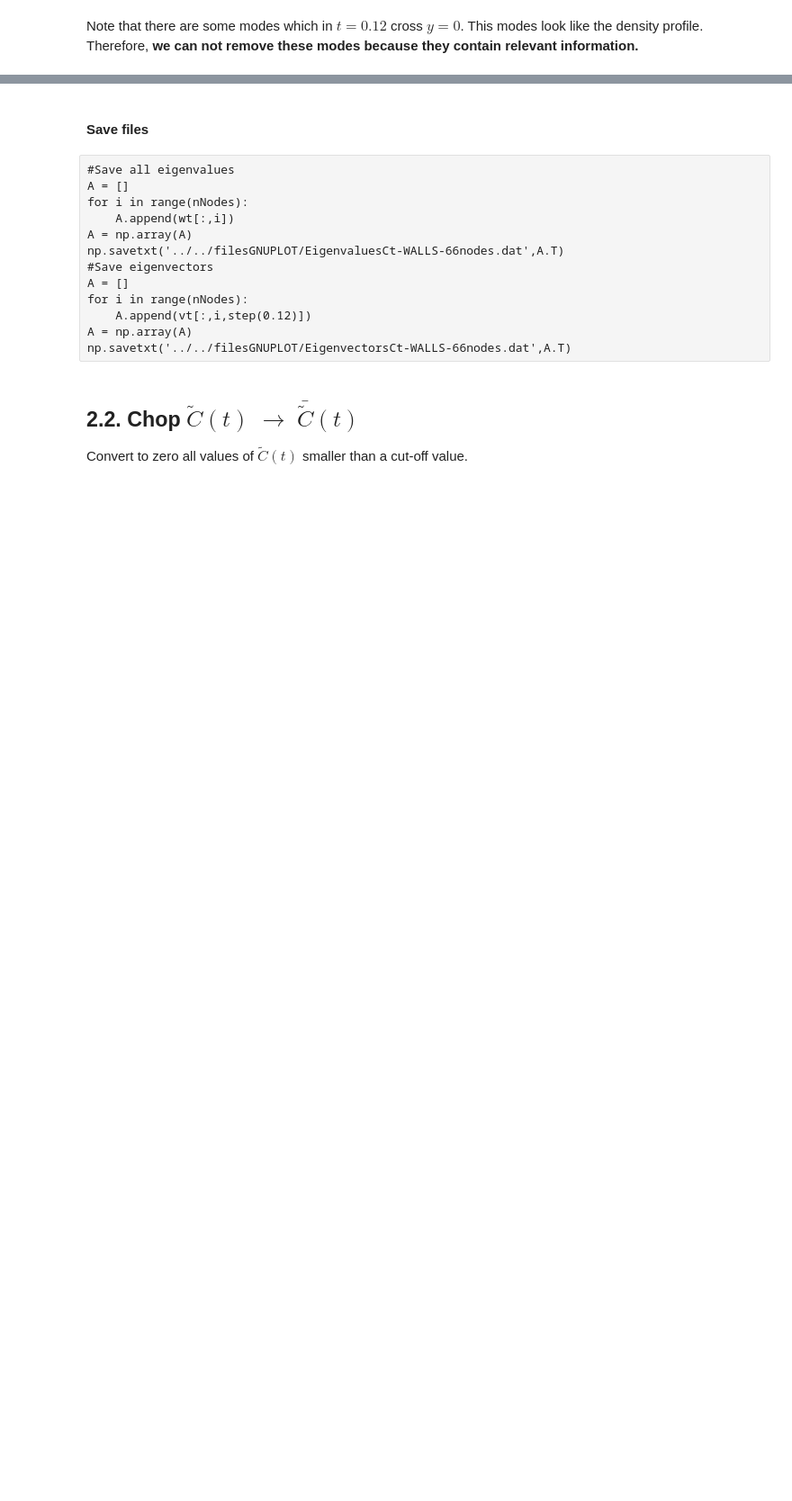
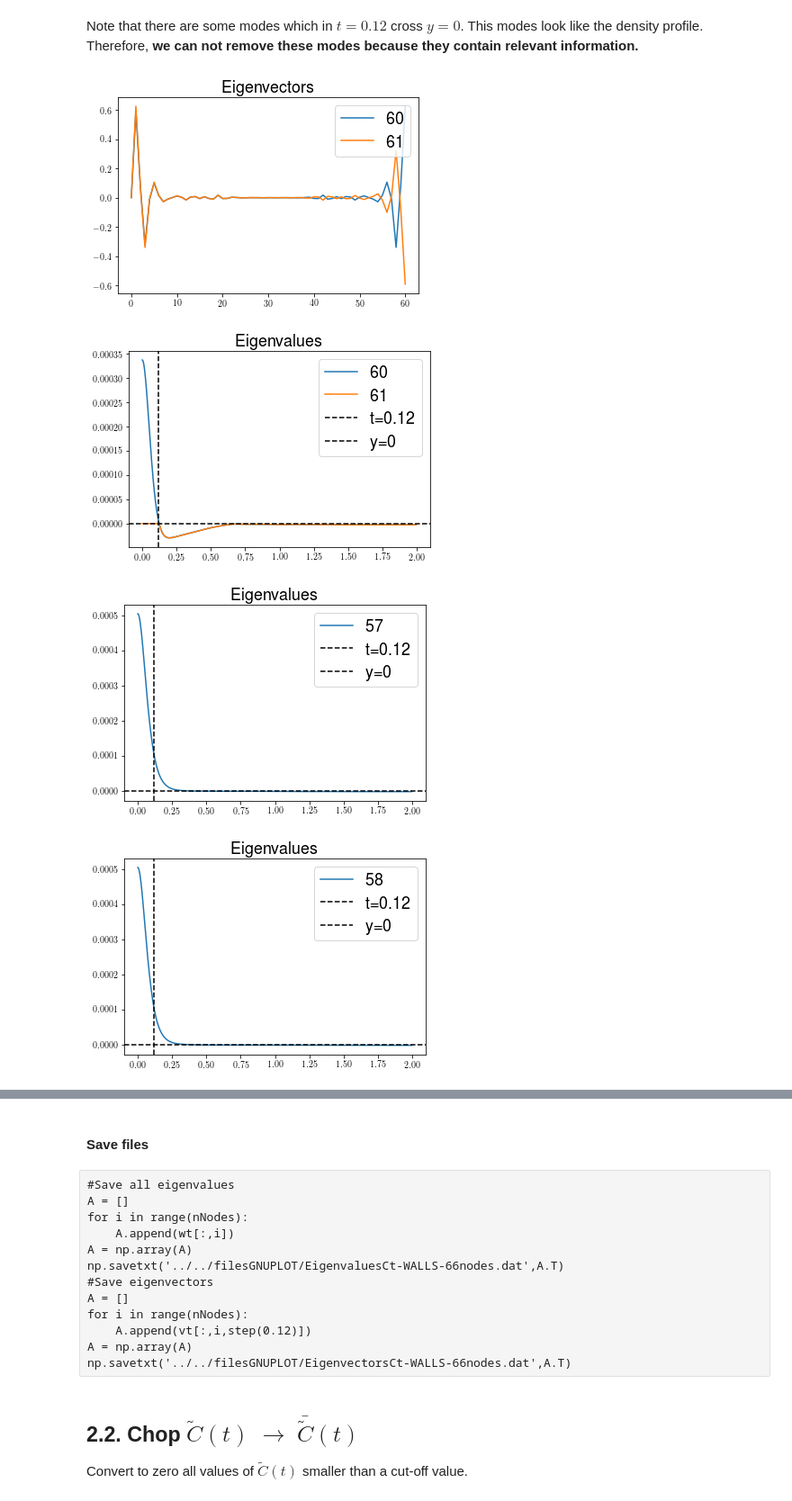
Before and after one commit to DiegoDZ/Thesis, a Jupyter notebook: notebooks/66nodes/WALLS/NanoHydro-WALLS-66nodes.ipynb, the cells around one changed output, grey strips where cells are left out. Shown at 90% size. Drawn from its saved outputs; the diff is of its cells as text; code cells hidden in the pictures; blank space fills up the shorter version.

```diff
--- a/notebooks/66nodes/WALLS/NanoHydro-WALLS-66nodes.ipynb
+++ b/notebooks/66nodes/WALLS/NanoHydro-WALLS-66nodes.ipynb
@@ -232,11 +254,11 @@ We will see in the next section why $C^{-1}(t)$ blows up at t=0.12. In the recip
 # %%
-CtNew = np.zeros((nNodesFluid-2, nNodesFluid-2, nSteps))
+CtNew = np.zeros((nNodesFluid, nNodesFluid, nSteps))
 
 for k in range(nSteps):
-    CtNew[:,:,k] = Ct3D[3:nNodes-4, 3:nNodes-4, k]
+    CtNew[:,:,k] = Ct3D[2:nNodes-3, 2:nNodes-3, k]
 Ct = CtNew
 # %%
-nNodes     = 59
+nNodes     = 61
 nCols      = np.shape(Ct)[1]
 dim        = nVar * nNodes
 B          = (1 / dz) * ((np.eye(nNodes)) - np.eye(nNodes, nNodes, -1))
@@ -352,16 +379,64 @@ Note that there are some modes which in $t=0.12$ cross $y=0$. This modes look li
 # %%
 x = np.arange(0, nSteps*dt, dt)
 
-for i in np.arange(57, nNodes,1):
-    plt.plot(vt[:,i,step(0.12)], label=str(i+1))
+for i in np.arange(59, nNodes, 1):
+    plt.plot(vt[:,i,step(0.5)], label=str(i+1))
 plt.title('Eigenvectors',fontsize=18)
 plt.legend(loc='upper right',fontsize=18)
 plt.show()
 
-for i in np.arange(57, nNodes,1):
+for i in np.arange(59, nNodes,1):
     plt.plot(x, wt[:,i], label=str(i+1))
 plt.title('Eigenvalues',fontsize=18)
 plt.axvline(x=0.12, color='k', linestyle='--', label='t=0.12')
 plt.axhline(y=0, color='k', linestyle='--', label='y=0')
 plt.legend(loc='upper right',fontsize=18)
 plt.show()
+
+
+
+
+for i in np.arange(56, nNodes-4,1):
+    plt.plot(x, wt[:,i], label=str(i+1))
+plt.title('Eigenvalues',fontsize=18)
+plt.axvline(x=0.12, color='k', linestyle='--', label='t=0.12')
+plt.axhline(y=0, color='k', linestyle='--', label='y=0')
+plt.legend(loc='upper right',fontsize=18)
+plt.show()
+
+for i in np.arange(57, nNodes-3,1):
+    plt.plot(x, wt[:,i], label=str(i+1))
+plt.title('Eigenvalues',fontsize=18)
+plt.axvline(x=0.12, color='k', linestyle='--', label='t=0.12')
+plt.axhline(y=0, color='k', linestyle='--', label='y=0')
+plt.legend(loc='upper right',fontsize=18)
+plt.show()
+
+for i in np.arange(58, nNodes-2,1):
+    plt.plot(x, wt[:,i], label=str(i+1))
+plt.title('Eigenvalues',fontsize=18)
+plt.axvline(x=0.12, color='k', linestyle='--', label='t=0.12')
+plt.axhline(y=0, color='k', linestyle='--', label='y=0')
+plt.legend(loc='upper right',fontsize=18)
+plt.show()
+
+for i in np.arange(59, nNodes-1,1):
+    plt.plot(x, wt[:,i], label=str(i+1))
+plt.title('Eigenvalues',fontsize=18)
+plt.axvline(x=0.12, color='k', linestyle='--', label='t=0.12')
+plt.axhline(y=0, color='k', linestyle='--', label='y=0')
+plt.legend(loc='upper right',fontsize=18)
+plt.show()
+
+for i in np.arange(60, nNodes,1):
+    plt.plot(x, wt[:,i], label=str(i+1))
+plt.title('Eigenvalues',fontsize=18)
+plt.axvline(x=0.12, color='k', linestyle='--', label='t=0.12')
+plt.axhline(y=0, color='k', linestyle='--', label='y=0')
+plt.legend(loc='upper right',fontsize=18)
+plt.show()
+# %% [output]
+[figure, added]
+[figure, added]
+[figure, added]
+[figure, added]
```
Also changed, not shown: parts of 10 cells of this notebook, 3 other files.
